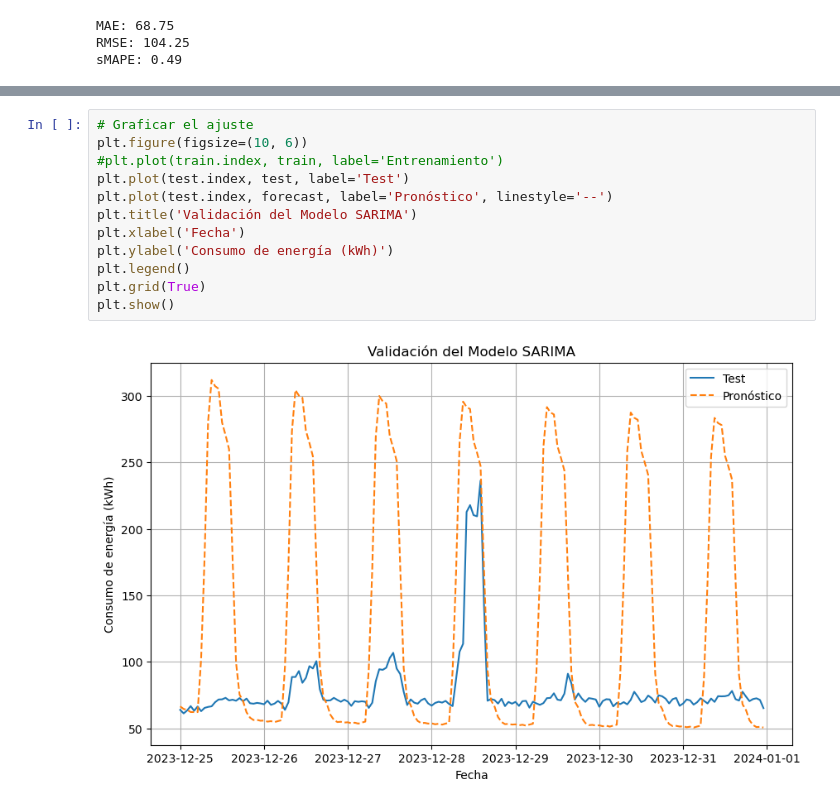
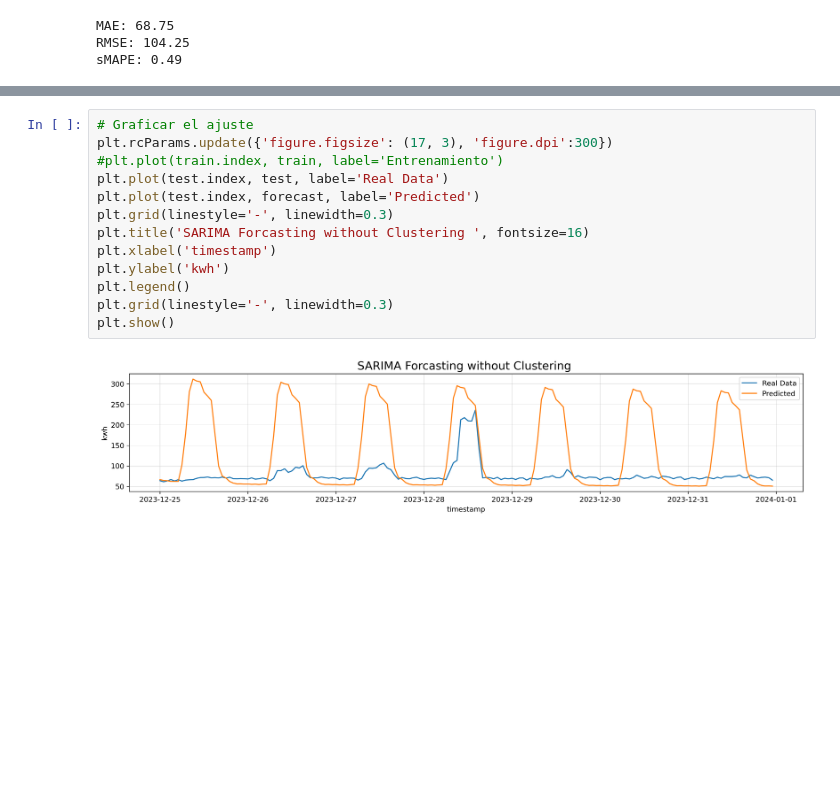
Before and after one commit to kesant/lightweight_clustered_energy_forecasts, a Jupyter notebook: notebooks/11A/3.0_kjst_forecasting_SARIMA_hour.ipynb, the cells around one changed output, grey strips where cells are left out. Drawn from its saved outputs; the diff is of its cells as text; blank space fills up the shorter version.

```diff
--- a/notebooks/11A/3.0_kjst_forecasting_SARIMA_hour.ipynb
+++ b/notebooks/11A/3.0_kjst_forecasting_SARIMA_hour.ipynb
@@ -197,14 +221,15 @@ sMAPE: 0.49
 # %%
 # Graficar el ajuste
-plt.figure(figsize=(10, 6))
+plt.rcParams.update({'figure.figsize': (17, 3), 'figure.dpi':300})
 #plt.plot(train.index, train, label='Entrenamiento')
-plt.plot(test.index, test, label='Test')
-plt.plot(test.index, forecast, label='Pronóstico', linestyle='--')
-plt.title('Validación del Modelo SARIMA')
-plt.xlabel('Fecha')
-plt.ylabel('Consumo de energía (kWh)')
+plt.plot(test.index, test, label='Real Data')
+plt.plot(test.index, forecast, label='Predicted')
+plt.grid(linestyle='-', linewidth=0.3)
+plt.title('SARIMA Forcasting without Clustering ', fontsize=16)
+plt.xlabel('timestamp')
+plt.ylabel('kwh')
 plt.legend()
-plt.grid(True)
+plt.grid(linestyle='-', linewidth=0.3)
 plt.show()
 # %% [output]
-[figure, old version]
+[figure, new version]
```
Also changed, not shown: parts of 3 cells of this notebook, 6 other files.
